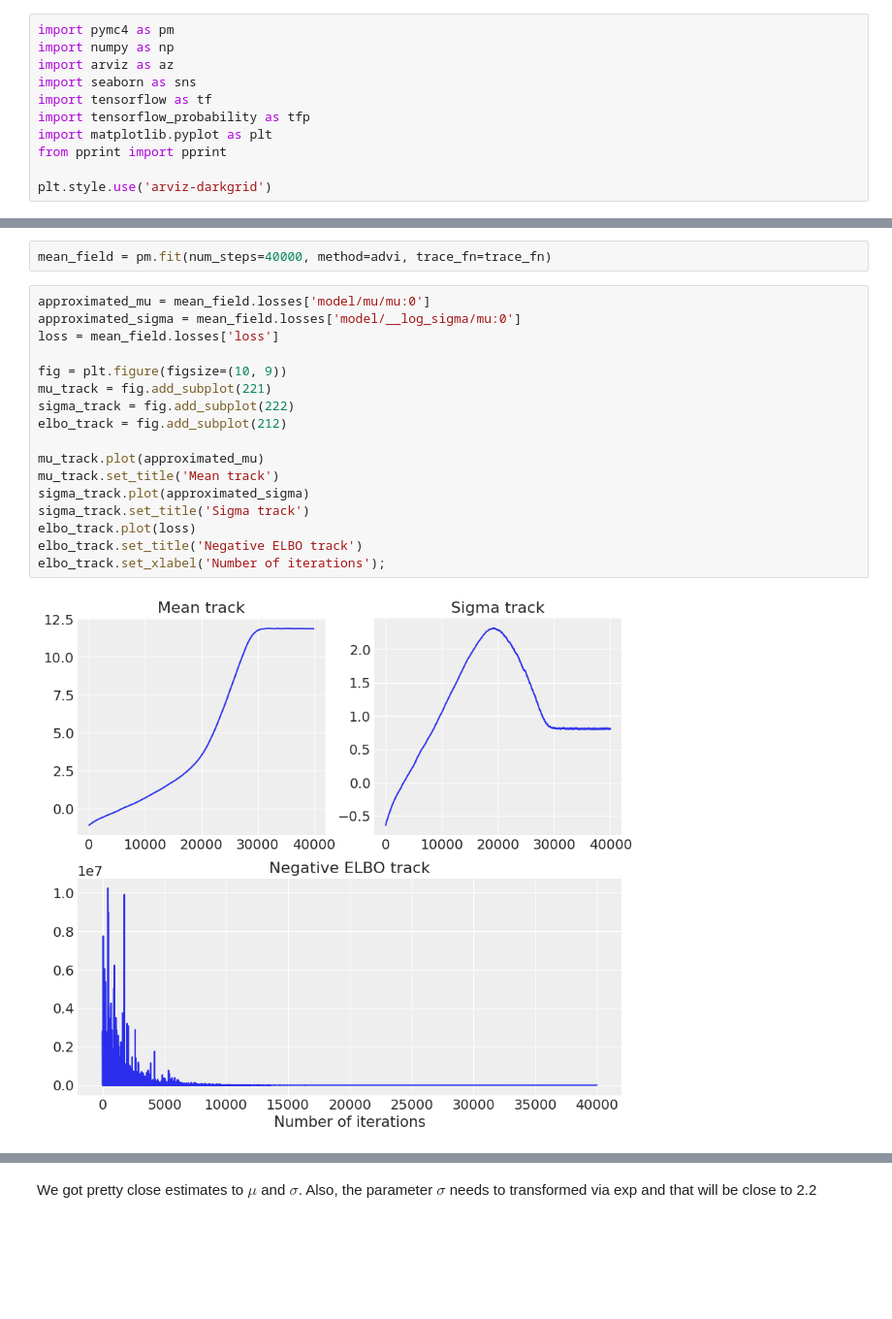
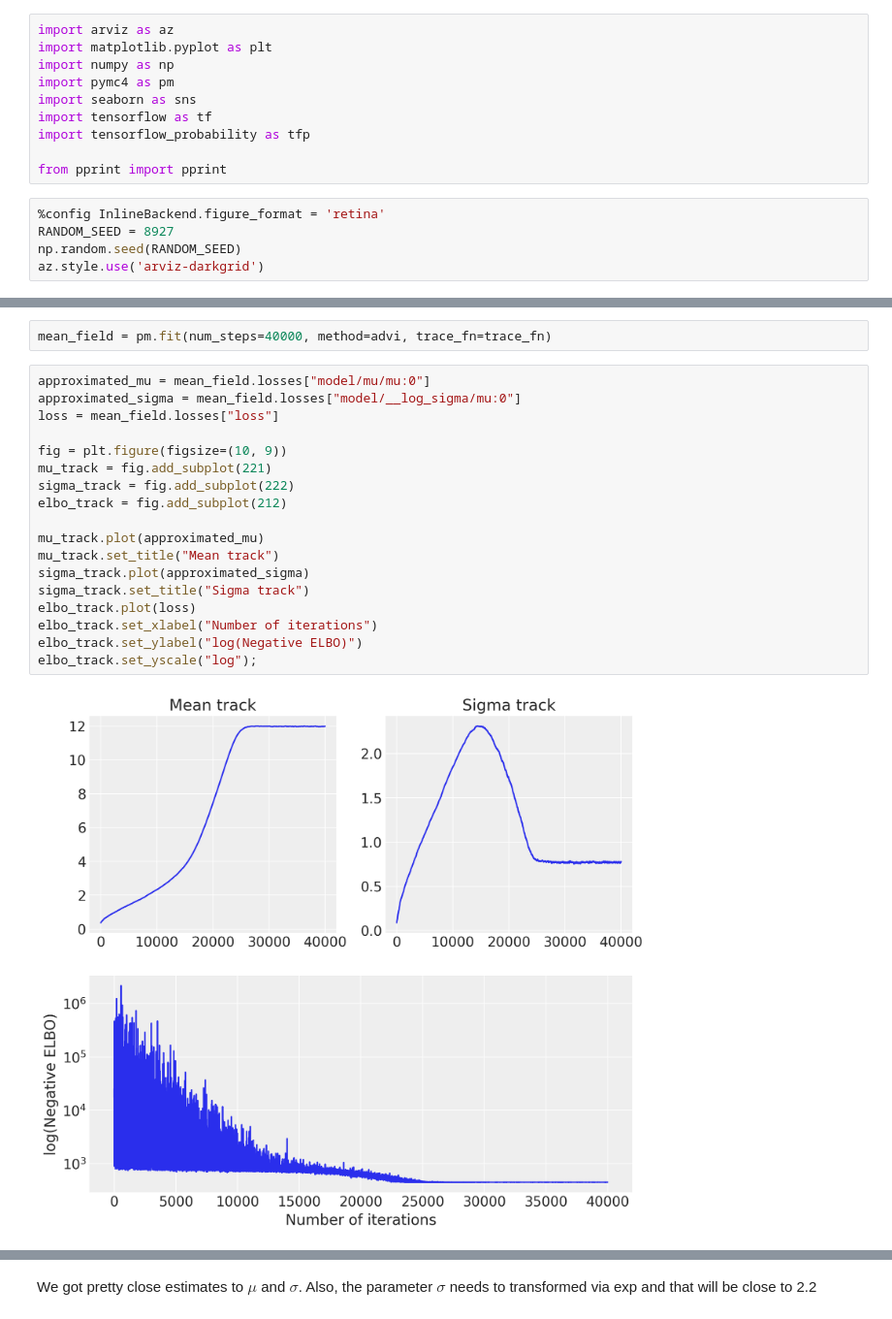
Before and after one commit to pymc-devs/pymc4, a Jupyter notebook: notebooks/Variational_API_Quickstart.ipynb, the cells around one changed output, grey strips where cells are left out. Shown at 97% size. Cells and saved outputs as stored; diff of their text form; blank space fills up the shorter version.

```diff
--- a/notebooks/Variational_API_Quickstart.ipynb
+++ b/notebooks/Variational_API_Quickstart.ipynb
@@ -9,16 +9,20 @@ PyMC4 now comes integrated with tensorflow probability to use Variational Infere
 
 For a more exhaustic introduction to VI, checkout this [blog post](https://www.codingpaths.com/gsoc/variational-inference/).
 # %%
+import arviz as az
+import matplotlib.pyplot as plt
+import numpy as np
 import pymc4 as pm
-import numpy as np
-import arviz as az
 import seaborn as sns
 import tensorflow as tf
 import tensorflow_probability as tfp
-import matplotlib.pyplot as plt
+
 from pprint import pprint
-
-plt.style.use('arviz-darkgrid')
+# %%
+%config InlineBackend.figure_format = 'retina'
+RANDOM_SEED = 8927
+np.random.seed(RANDOM_SEED)
+az.style.use('arviz-darkgrid')
 # %% [markdown]
 Let's infer $\mu$ and $\sigma$ for Normal Distribution
 # %%
@@ -115,24 +115,25 @@ def trace_fn(traceable_quantities):
 # %%
 mean_field = pm.fit(num_steps=40000, method=advi, trace_fn=trace_fn)
 # %%
-approximated_mu = mean_field.losses['model/mu/mu:0']
-approximated_sigma = mean_field.losses['model/__log_sigma/mu:0']
-loss = mean_field.losses['loss']
+approximated_mu = mean_field.losses["model/mu/mu:0"]
+approximated_sigma = mean_field.losses["model/__log_sigma/mu:0"]
+loss = mean_field.losses["loss"]
 
 fig = plt.figure(figsize=(10, 9))
 mu_track = fig.add_subplot(221)
 sigma_track = fig.add_subplot(222)
 elbo_track = fig.add_subplot(212)
 
 mu_track.plot(approximated_mu)
-mu_track.set_title('Mean track')
+mu_track.set_title("Mean track")
 sigma_track.plot(approximated_sigma)
-sigma_track.set_title('Sigma track')
+sigma_track.set_title("Sigma track")
 elbo_track.plot(loss)
-elbo_track.set_title('Negative ELBO track')
-elbo_track.set_xlabel('Number of iterations');
+elbo_track.set_xlabel("Number of iterations")
+elbo_track.set_ylabel("log(Negative ELBO)")
+elbo_track.set_yscale("log");
 # %% [output]
-[figure, old version]
+[figure, new version]
 # %%
 advi.trainable_variables
 # %% [output]
```
Also changed, not shown: parts of 9 cells of this notebook, 3 other files.
